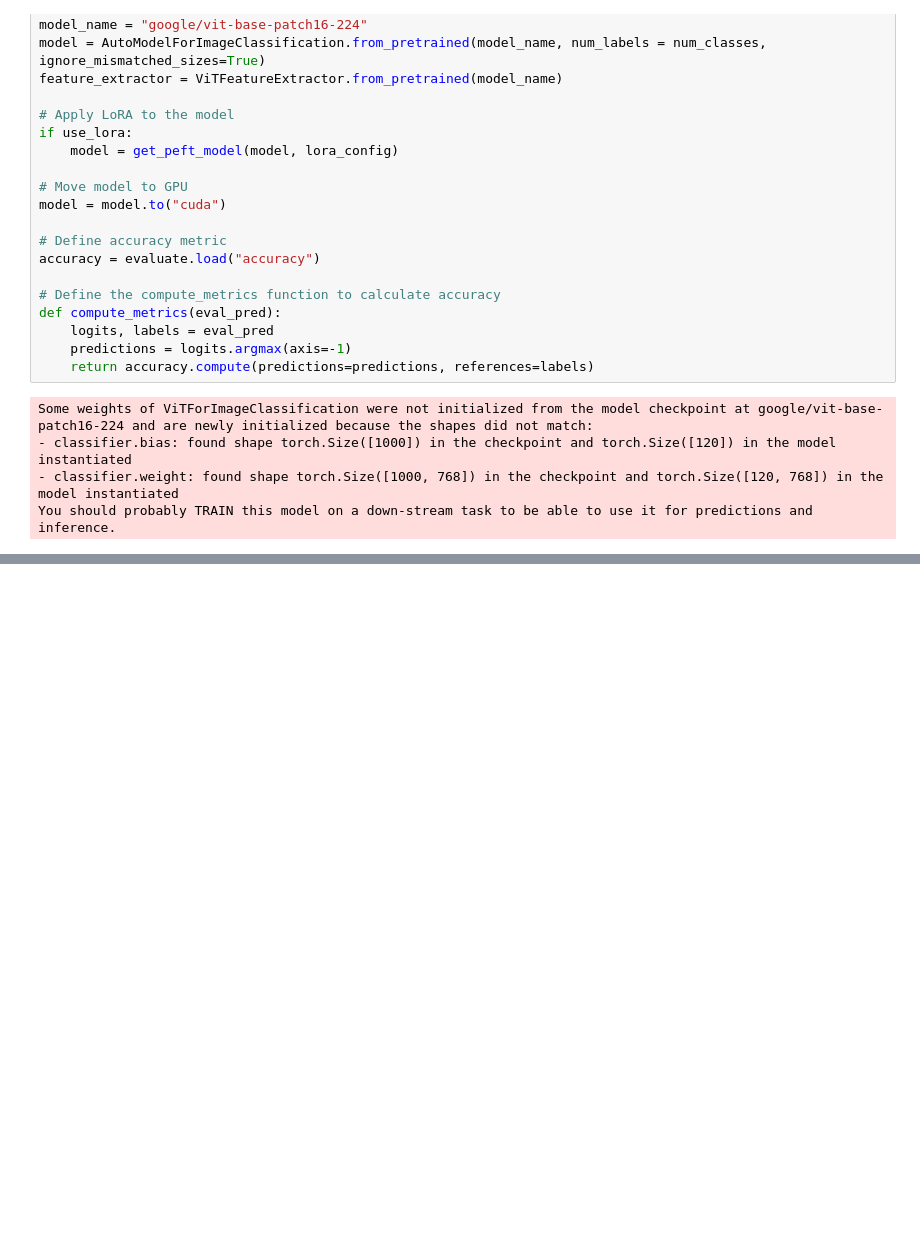
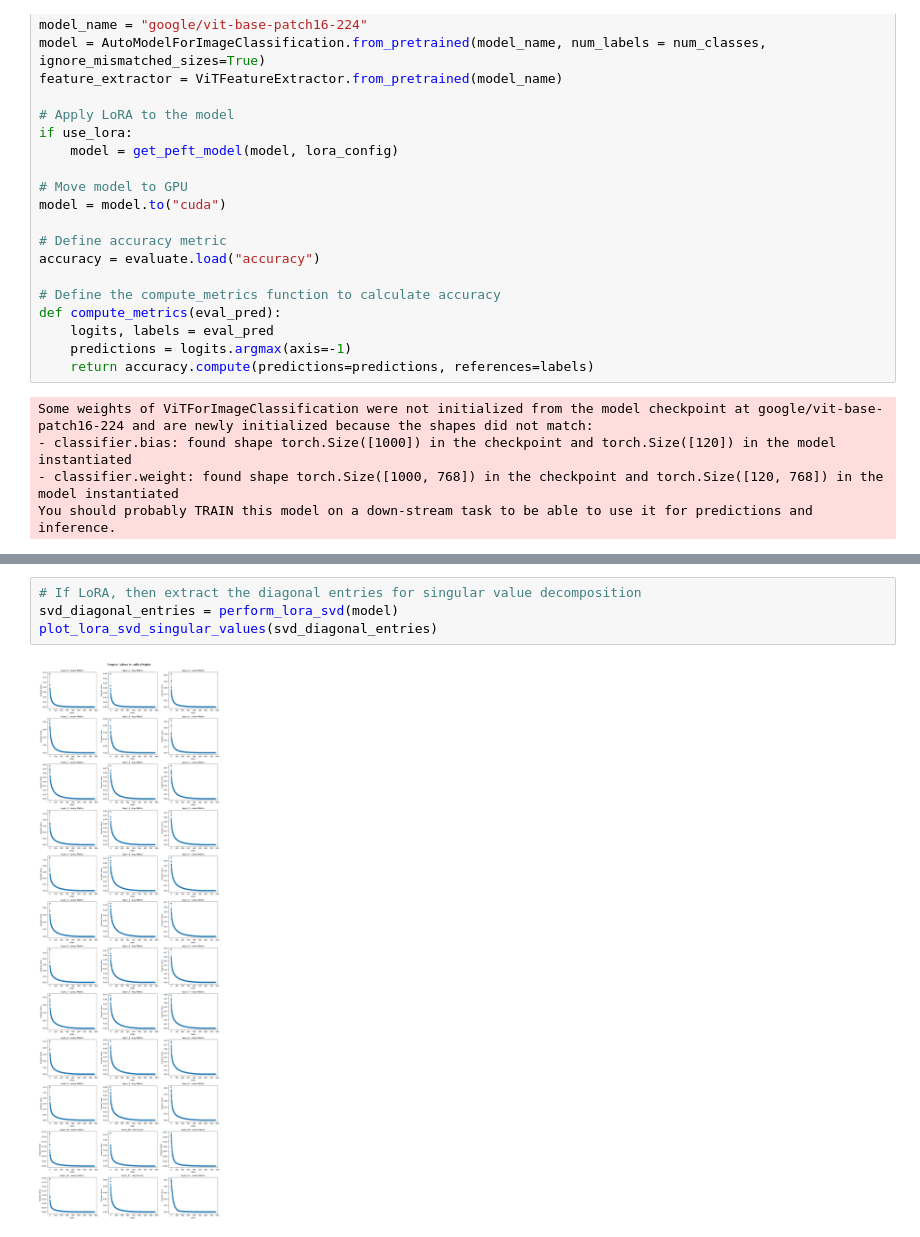
Before and after one commit to ccseibell/LoRA-Score, a Jupyter notebook: ViT.ipynb, the cells around one changed output, grey strips where cells are left out. Cells and saved outputs as stored; diff of their text form; blank space fills up the shorter version.

```diff
--- a/ViT.ipynb
+++ b/ViT.ipynb
@@ -223,0 +226,6 @@ plot_metrics(data)
+# %%
+# If LoRA, then extract the diagonal entries for singular value decomposition
+svd_diagonal_entries = perform_lora_svd(model)
+plot_lora_svd_singular_values(svd_diagonal_entries)
+# %% [output]
+[figure, added]
```
Also changed, not shown: parts of 3 cells of this notebook, 6 other files.
